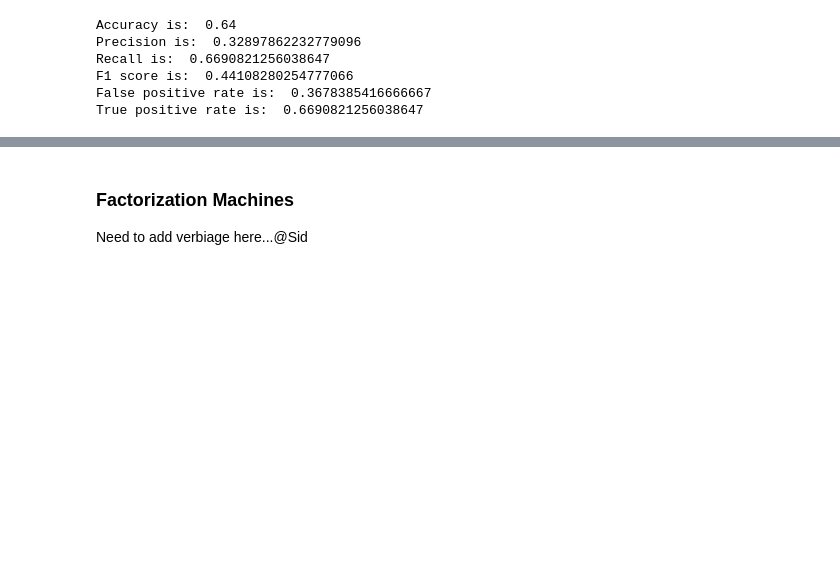
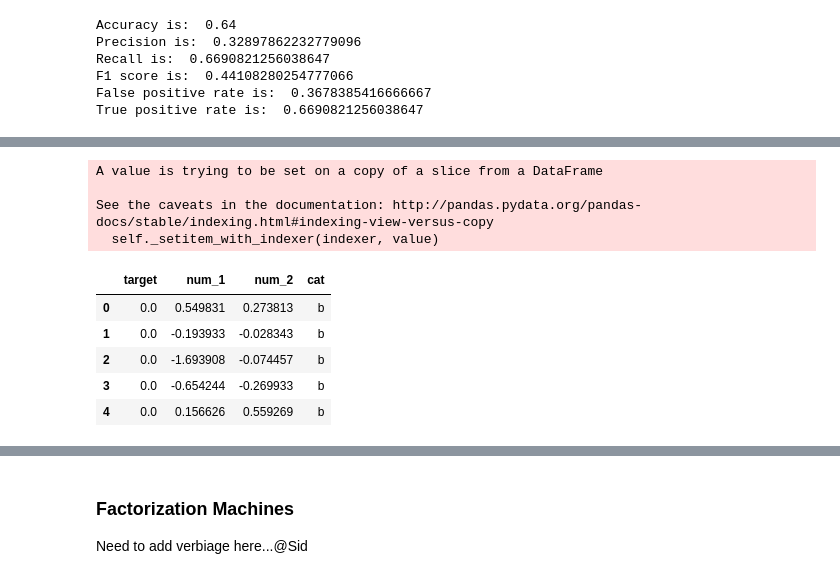
Before and after one commit to vnagapudi/W261_Final_Project, a Jupyter notebook: final_project_v1.ipynb, the cells around one changed output, grey strips where cells are left out. Cells and saved outputs as stored; diff of their text form; code cells hidden in the pictures; blank space fills up the shorter version.

```diff
--- a/final_project_v1.ipynb
+++ b/final_project_v1.ipynb
@@ -1163,0 +1149,35 @@ True positive rate is:  0.6690821256038647
+# %%
+#TOY EXAMPLE STARTS HERE
+
+N = 100
+D = 4
+
+X_toy = np.random.randn(N,D)
+
+df = pd.DataFrame(X_toy)
+df[3].iloc[:50]='a'
+df[3].iloc[:25]='b'
+df[3].iloc[50:]='a'
+df[3].iloc[-25:]='b'
+
+#df[2].iloc[:50] = 1 - 1/3.0*df[1].iloc[:50]+df[2].iloc[:50]*0.5
+df[2].iloc[:50] = - 1/3.0*df[1].iloc[:50]+df[2].iloc[:50]*0.5
+df[2].iloc[50:] = 2 - 2/3.0*df[1].iloc[50:]+df[2].iloc[50:]*0.5
+
+df[0].iloc[:75]=0
+df[0].iloc[75:]=1
+
+df.columns=['target','num_1','num_2','cat']
+#df.columns=['target','num_1','num_2']
+df.head()
+# %% [output]
+A value is trying to be set on a copy of a slice from a DataFrame
+
+See the caveats in the documentation: http://pandas.pydata.org/pandas-docs/stable/indexing.html#indexing-view-versus-copy
+  self._setitem_with_indexer(indexer, value)
+|  | target | num_1 | num_2 | cat |
+| 0 | 0.0 | 0.549831 | 0.273813 | b |
+| 1 | 0.0 | -0.193933 | -0.028343 | b |
+| 2 | 0.0 | -1.693908 | -0.074457 | b |
+| 3 | 0.0 | -0.654244 | -0.269933 | b |
+| 4 | 0.0 | 0.156626 | 0.559269 | b |
```
Also changed, not shown: parts of 37 cells of this notebook.
